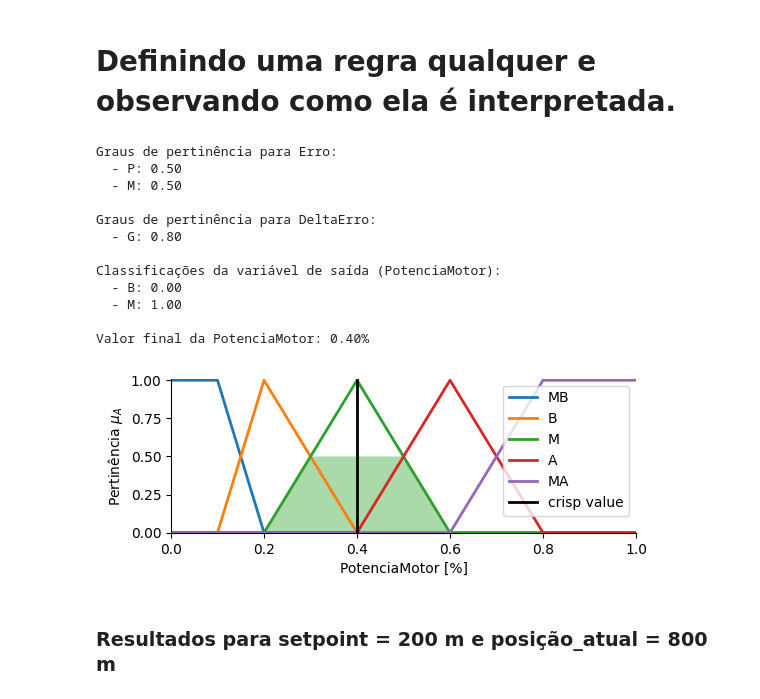
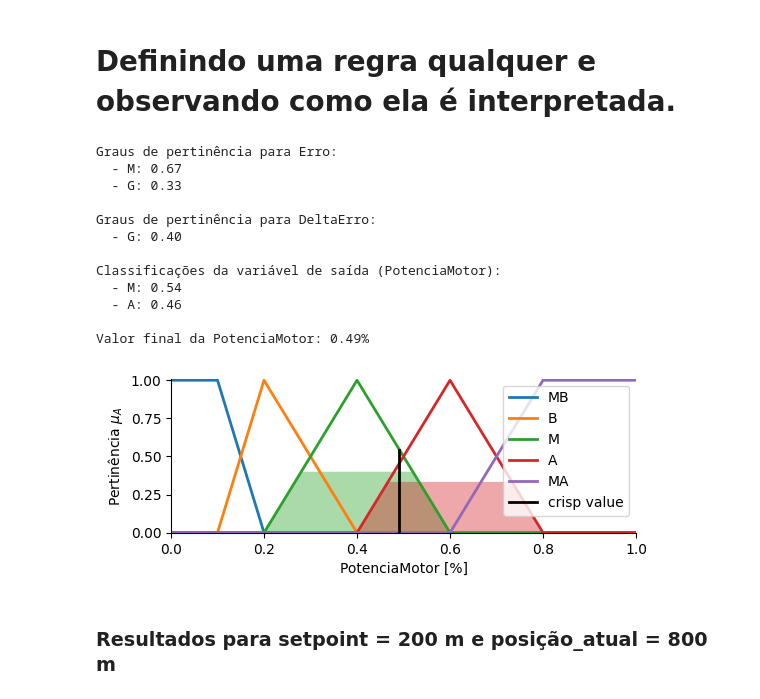
Before and after one commit to leoclamp/Controle_Fuzzy_PD, a Jupyter notebook: fuzzy_PD.ipynb, the cells around one changed output. Drawn from its saved outputs; the diff is of its cells as text; code cells hidden in the pictures.

Commit message:
:construction: Arrumando o Erro

```diff
--- a/fuzzy_PD.ipynb
+++ b/fuzzy_PD.ipynb
@@ -30,11 +30,11 @@ Muito Grande (MG): O erro é muito grande, muito longe do setPoint.
 Erro = ctrl.Antecedent(universe=np.arange(0, 1001, 1), label='Erro')
 
 # Classificações de Erro
-Erro['MP'] = fuzzy.trapmf(Erro.universe, [0, 0, 2, 4])
-Erro['P'] = fuzzy.trimf(Erro.universe, [2, 4, 6])
-Erro['M'] = fuzzy.trimf(Erro.universe, [4, 6, 8])
-Erro['G'] = fuzzy.trimf(Erro.universe, [6, 8, 10])
-Erro['MG'] = fuzzy.trapmf(Erro.universe, [8, 10, 1000, 1000])
+Erro['MP'] = fuzzy.trimf(Erro.universe, [0, 2, 5])
+Erro['P'] = fuzzy.trimf(Erro.universe, [2, 5, 50])
+Erro['M'] = fuzzy.trimf(Erro.universe, [5, 50, 200])
+Erro['G'] = fuzzy.trimf(Erro.universe, [50, 200, 500])
+Erro['MG'] = fuzzy.trimf(Erro.universe, [200, 500, 1000])
 
 Erro.view()   # Método para visualização da Função de Pertinência.
 [plt.gca().lines[i].set_linewidth(2) for i in range(len(plt.gca().lines))]
@@ -191,8 +191,8 @@ print(tabulate(pivotTable, headers='keys', tablefmt='fancy_grid', stralign='cent
 ControleErro = ctrl.ControlSystemSimulation(ctrl.ControlSystem(BaseRegras))
 
 # Definindo entradas para Erro e DeltaErro
-ControleErro.input[Erro.label] = 5  # valor desejado para Erro
-ControleErro.input[DeltaErro.label] = 4  # valor desejado para DeltaErro
+ControleErro.input[Erro.label] = 100  # valor desejado para Erro
+ControleErro.input[DeltaErro.label] = 2  # valor desejado para DeltaErro
 
 # Realiza o cálculo do sistema fuzzy
 ControleErro.compute()
@@ -212,40 +212,40 @@ ativacaoDeltaErro = []  # Lista de regiões ativadas para o DeltaErro
 for delta_nome, delta_mf in DeltaErro.terms.items():
     uI = fuzzy.interp_membership(DeltaErro.universe, delta_mf.mf, ControleErro._get_inputs()[DeltaErro.label])
     if uI > 0:
         print(f"  - {delta_nome}: {uI:.2f}")
         ativacaoDeltaErro.append(delta_nome)
 
 # Valor da variável de saída (PotenciaMotor)
 print(f"\nClassificações da variável de saída ({PotenciaMotor.label}):")
 for termo_nome, termo_mf in PotenciaMotor.terms.items():
     uA = fuzzy.interp_membership(PotenciaMotor.universe, termo_mf.mf, ControleErro.output[PotenciaMotor.label])
     if uA > 0:
         print(f"  - {termo_nome}: {uA:.2f}")
 
 # Exibição gráfica da saída
 PotenciaMotor.view(sim=ControleErro)
 [plt.gca().lines[i].set_linewidth(2) for i in range(len(plt.gca().lines))]
 
 fig = plt.gcf(); axes = fig.gca(); fig.set_size_inches(6, 2)
 axes.set_xlabel(xlabel=f"{PotenciaMotor.label} [%]"); axes.set_ylabel(ylabel=r"Pertinência $\mu_{A}$")
 plt.legend(loc='upper right')
 
 # Resultado final da Potência do Motor
 print(f"\nValor final da {PotenciaMotor.label}: {ControleErro.output[PotenciaMotor.label]:.2f}%")
 # %% [output]
 Graus de pertinência para Erro:
-  - P: 0.50
-  - M: 0.50
+  - M: 0.67
+  - G: 0.33
 
 Graus de pertinência para DeltaErro:
-  - G: 0.80
+  - G: 0.40
 
 Classificações da variável de saída (PotenciaMotor):
-  - B: 0.00
-  - M: 1.00
+  - M: 0.54
+  - A: 0.46
 
-Valor final da PotenciaMotor: 0.40%
+Valor final da PotenciaMotor: 0.49%
-[figure, old version]
+[figure, new version]
 # %% [markdown]
 ### Resultados para setpoint = 200 m e posição_atual = 800 m
 # %%
```
Also changed, not shown: parts of 2 cells of this notebook.
